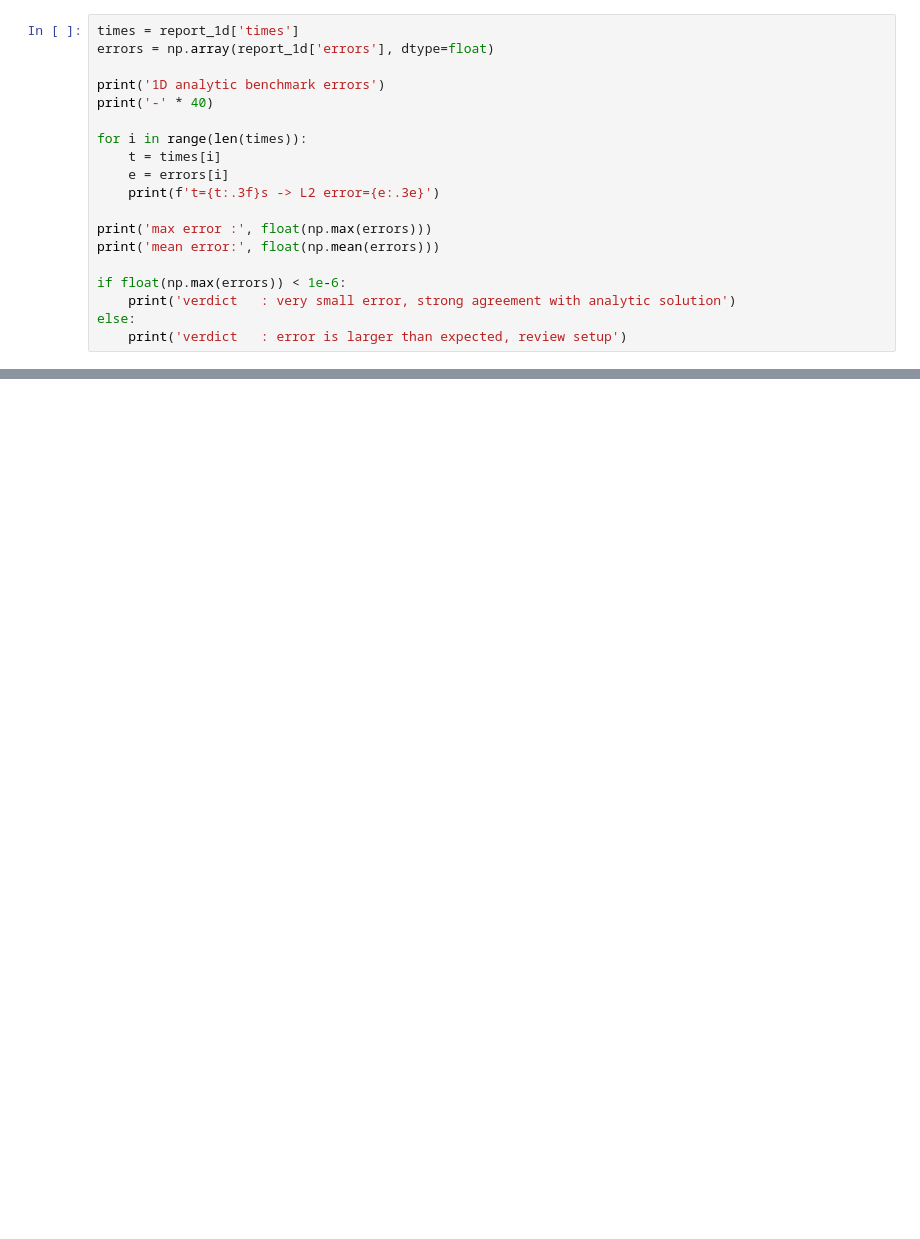
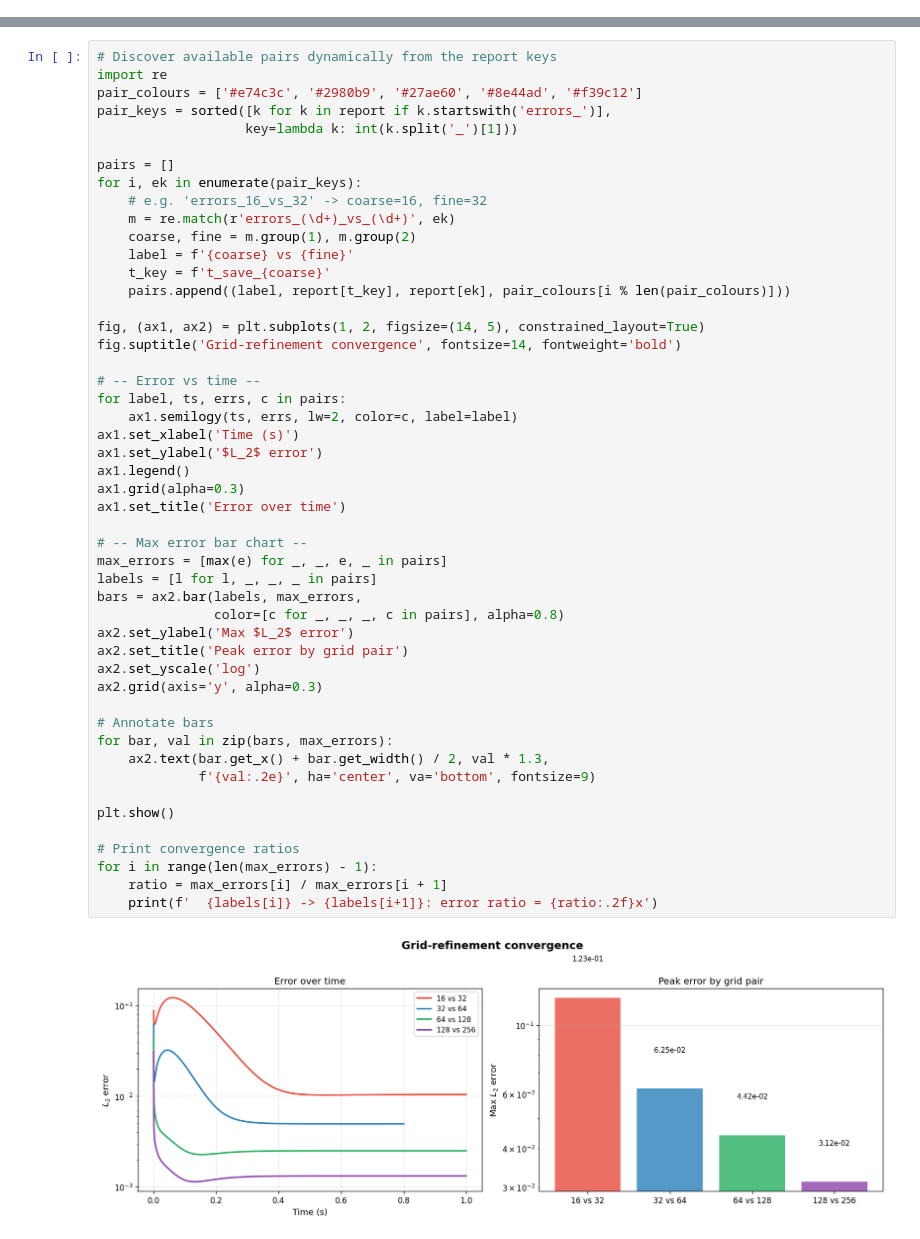
Before and after one commit to NathanWalash/COMP3931_IndividualProject, a Jupyter notebook: notebooks/03_convergence_and_1d_benchmark.ipynb, the cells around one changed output, grey strips where cells are left out. Drawn from its saved outputs; the diff is of its cells as text; blank space fills up the shorter version.

Commit message:
Notebook3 created/improved and updated benchmarks have more/better  datapoints

```diff
--- a/notebooks/03_convergence_and_1d_benchmark.ipynb
+++ b/notebooks/03_convergence_and_1d_benchmark.ipynb
@@ -62,19 +70,0 @@ This prints the 1D benchmark errors directly from report JSON.
-# %%
-times = report_1d['times']
-errors = np.array(report_1d['errors'], dtype=float)
-
-print('1D analytic benchmark errors')
-print('-' * 40)
-
-for i in range(len(times)):
-    t = times[i]
-    e = errors[i]
-    print(f't={t:.3f}s -> L2 error={e:.3e}')
-
-print('max error :', float(np.max(errors)))
-print('mean error:', float(np.mean(errors)))
-
-if float(np.max(errors)) < 1e-6:
-    print('verdict   : very small error, strong agreement with analytic solution')
-else:
-    print('verdict   : error is larger than expected, review setup')
@@ -89,0 +77,51 @@ verdict   : very small error, strong agreement with analytic solution
+# %%
+# Discover available pairs dynamically from the report keys
+import re
+pair_colours = ['#e74c3c', '#2980b9', '#27ae60', '#8e44ad', '#f39c12']
+pair_keys = sorted([k for k in report if k.startswith('errors_')],
+                   key=lambda k: int(k.split('_')[1]))
+
+pairs = []
+for i, ek in enumerate(pair_keys):
+    # e.g. 'errors_16_vs_32' -> coarse=16, fine=32
+    m = re.match(r'errors_(\d+)_vs_(\d+)', ek)
+    coarse, fine = m.group(1), m.group(2)
+    label = f'{coarse} vs {fine}'
+    t_key = f't_save_{coarse}'
+    pairs.append((label, report[t_key], report[ek], pair_colours[i % len(pair_colours)]))
+
+fig, (ax1, ax2) = plt.subplots(1, 2, figsize=(14, 5), constrained_layout=True)
+fig.suptitle('Grid-refinement convergence', fontsize=14, fontweight='bold')
+
+# -- Error vs time --
+for label, ts, errs, c in pairs:
+    ax1.semilogy(ts, errs, lw=2, color=c, label=label)
+ax1.set_xlabel('Time (s)')
+ax1.set_ylabel('$L_2$ error')
+ax1.legend()
+ax1.grid(alpha=0.3)
+ax1.set_title('Error over time')
+
+# -- Max error bar chart --
+max_errors = [max(e) for _, _, e, _ in pairs]
+labels = [l for l, _, _, _ in pairs]
+bars = ax2.bar(labels, max_errors,
+               color=[c for _, _, _, c in pairs], alpha=0.8)
+ax2.set_ylabel('Max $L_2$ error')
+ax2.set_title('Peak error by grid pair')
+ax2.set_yscale('log')
+ax2.grid(axis='y', alpha=0.3)
+
+# Annotate bars
+for bar, val in zip(bars, max_errors):
+    ax2.text(bar.get_x() + bar.get_width() / 2, val * 1.3,
+             f'{val:.2e}', ha='center', va='bottom', fontsize=9)
+
+plt.show()
+
+# Print convergence ratios
+for i in range(len(max_errors) - 1):
+    ratio = max_errors[i] / max_errors[i + 1]
+    print(f'  {labels[i]} -> {labels[i+1]}: error ratio = {ratio:.2f}x')
+# %% [output]
+[figure, added]
```
Also changed, not shown: parts of 18 cells of this notebook, 2 other files.
